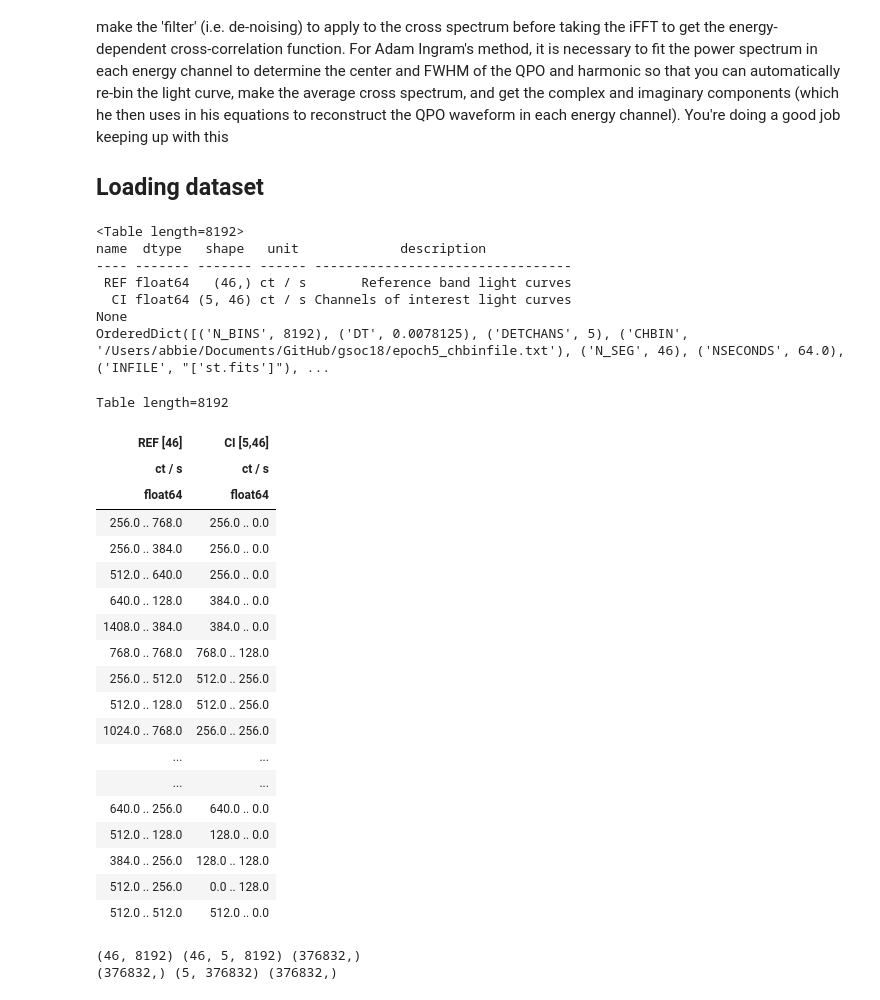
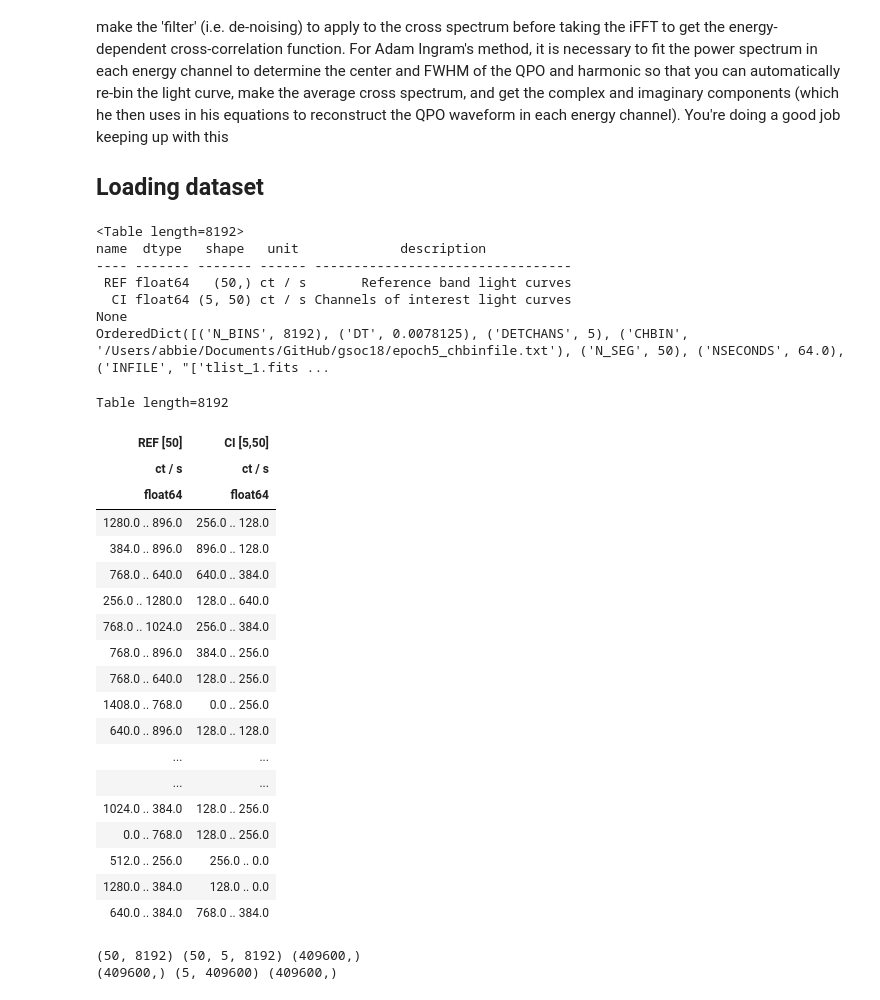
Before and after one commit to swapsha96/gsoc-learning, a Jupyter notebook: week2/Averaged Cross Spectrum.ipynb, the cells around one changed output. Drawn from its saved outputs; the diff is of its cells as text; code cells hidden in the pictures.

```diff
--- a/week2/Averaged Cross Spectrum.ipynb
+++ b/week2/Averaged Cross Spectrum.ipynb
@@ -18,44 +18,44 @@ import matplotlib.font_manager as font_manager
 # %%
 type_b = "./toy_TypeB_lightcurve.fits"
 type_c = "./toy_TypeC_lightcurve.fits"
 
-lc_fits = Table.read(type_b)
+lc_fits = Table.read(type_c)
 meta = lc_fits.meta
 print(lc_fits.info())
 print(meta)
 dt = meta['DT']
 n_bins = meta['N_BINS']
 n_seg = meta['N_SEG']
 n_seconds = meta['NSECONDS']
 lc_fits
 # %% [output]
 <Table length=8192>
 name  dtype   shape   unit             description
 ---- ------- ------- ------ ---------------------------------
- REF float64   (46,) ct / s       Reference band light curves
-  CI float64 (5, 46) ct / s Channels of interest light curves
+ REF float64   (50,) ct / s       Reference band light curves
+  CI float64 (5, 50) ct / s Channels of interest light curves
 None
-OrderedDict([('N_BINS', 8192), ('DT', 0.0078125), ('DETCHANS', 5), ('CHBIN', '/Users/abbie/Documents/GitHub/gsoc18/epoch5_chbinfile.txt'), ('N_SEG', 46), ('NSECONDS', 64.0), ('INFILE', "['st.fits']"), ...
+OrderedDict([('N_BINS', 8192), ('DT', 0.0078125), ('DETCHANS', 5), ('CHBIN', '/Users/abbie/Documents/GitHub/gsoc18/epoch5_chbinfile.txt'), ('N_SEG', 50), ('NSECONDS', 64.0), ('INFILE', "['tlist_1.fits ...
 Table length=8192
-| REF [46] | CI [5,46] |
+| REF [50] | CI [5,50] |
 | ct / s | ct / s |
 | float64 | float64 |
-| 256.0 .. 768.0 | 256.0 .. 0.0 |
-| 256.0 .. 384.0 | 256.0 .. 0.0 |
-| 512.0 .. 640.0 | 256.0 .. 0.0 |
-| 640.0 .. 128.0 | 384.0 .. 0.0 |
-| 1408.0 .. 384.0 | 384.0 .. 0.0 |
-| 768.0 .. 768.0 | 768.0 .. 128.0 |
-| 256.0 .. 512.0 | 512.0 .. 256.0 |
-| 512.0 .. 128.0 | 512.0 .. 256.0 |
-| 1024.0 .. 768.0 | 256.0 .. 256.0 |
+| 1280.0 .. 896.0 | 256.0 .. 128.0 |
+| 384.0 .. 896.0 | 896.0 .. 128.0 |
+| 768.0 .. 640.0 | 640.0 .. 384.0 |
+| 256.0 .. 1280.0 | 128.0 .. 640.0 |
+| 768.0 .. 1024.0 | 256.0 .. 384.0 |
+| 768.0 .. 896.0 | 384.0 .. 256.0 |
+| 768.0 .. 640.0 | 128.0 .. 256.0 |
+| 1408.0 .. 768.0 | 0.0 .. 256.0 |
+| 640.0 .. 896.0 | 128.0 .. 128.0 |
 | ... | ... |
 | ... | ... |
-| 640.0 .. 256.0 | 640.0 .. 0.0 |
-| 512.0 .. 128.0 | 128.0 .. 0.0 |
-| 384.0 .. 256.0 | 128.0 .. 128.0 |
-| 512.0 .. 256.0 | 0.0 .. 128.0 |
-| 512.0 .. 512.0 | 512.0 .. 0.0 |
+| 1024.0 .. 384.0 | 128.0 .. 256.0 |
+| 0.0 .. 768.0 | 128.0 .. 256.0 |
+| 512.0 .. 256.0 | 256.0 .. 0.0 |
+| 1280.0 .. 384.0 | 128.0 .. 0.0 |
+| 640.0 .. 384.0 | 768.0 .. 384.0 |
 # %%
 # multiply dt to get counts
 ref = np.asarray(lc_fits['REF'].T * dt, dtype=np.float64)
@@ -68,8 +68,8 @@ ref_counts = np.hstack(ref)
 ci_counts = np.hstack(ci)
 print(ref_counts.shape, ci_counts.shape, times.shape)
 # %% [output]
-(46, 8192) (46, 5, 8192) (376832,)
-(376832,) (5, 376832) (376832,)
+(50, 8192) (50, 5, 8192) (409600,)
+(409600,) (5, 409600) (409600,)
 # %%
 # taking all segments
 counts = np.hstack(ref)
```
Also changed, not shown: parts of 9 cells of this notebook.
